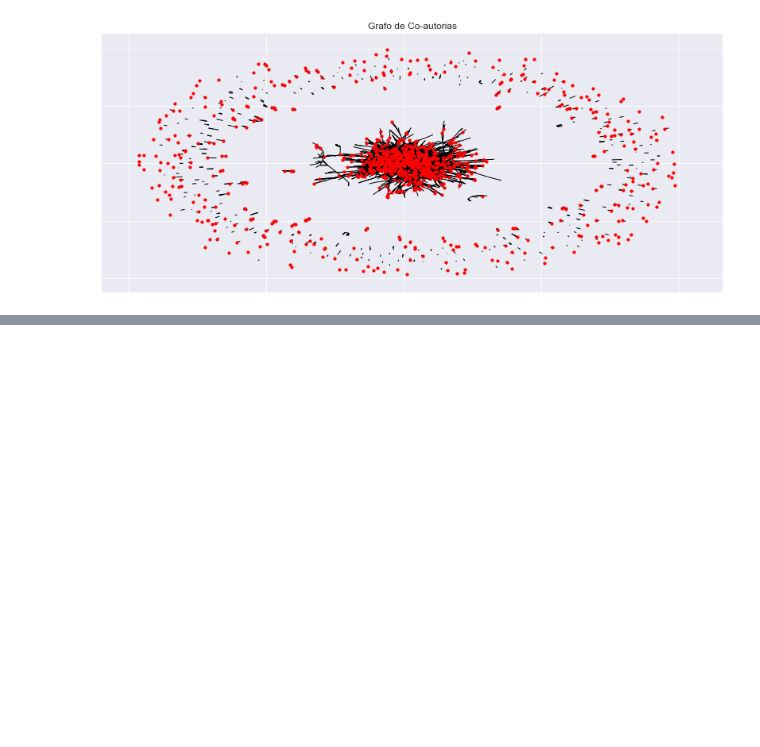
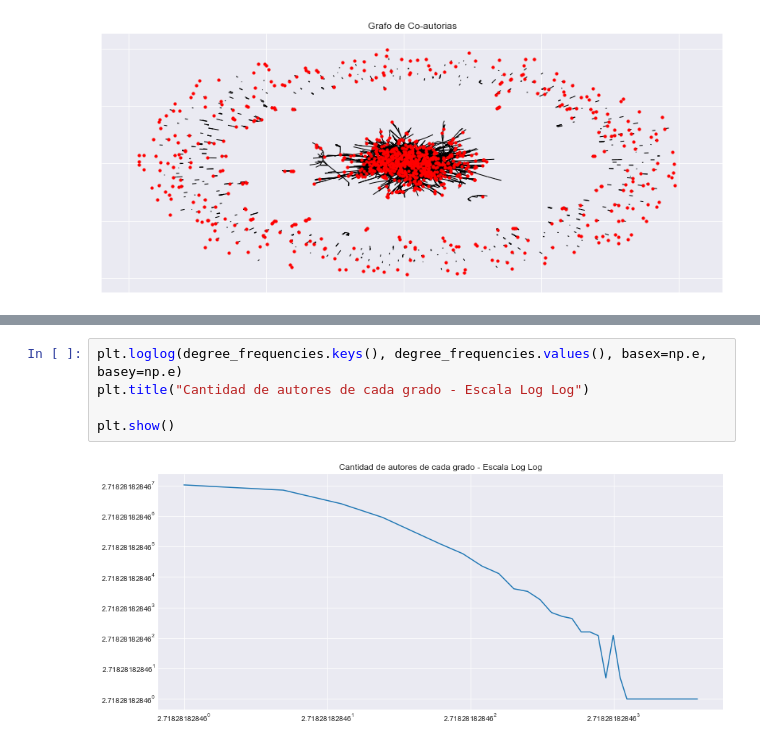
Before and after one commit to lucasputer/CienciaDeDatos, a Jupyter notebook: tp4/TP4.ipynb, the cells around one changed output, grey strips where cells are left out. Saved outputs shown, nothing was run; the diff lists cells and outputs as text; blank space fills up the shorter version.

```diff
--- a/tp4/TP4.ipynb
+++ b/tp4/TP4.ipynb
@@ -59,0 +78,7 @@ plt.show()
+# %%
+plt.loglog(degree_frequencies.keys(), degree_frequencies.values(), basex=np.e, basey=np.e)
+plt.title("Cantidad de autores de cada grado - Escala Log Log")
+
+plt.show()
+# %% [output]
+[figure, added]
```
Also changed, not shown: parts of 5 cells of this notebook.
